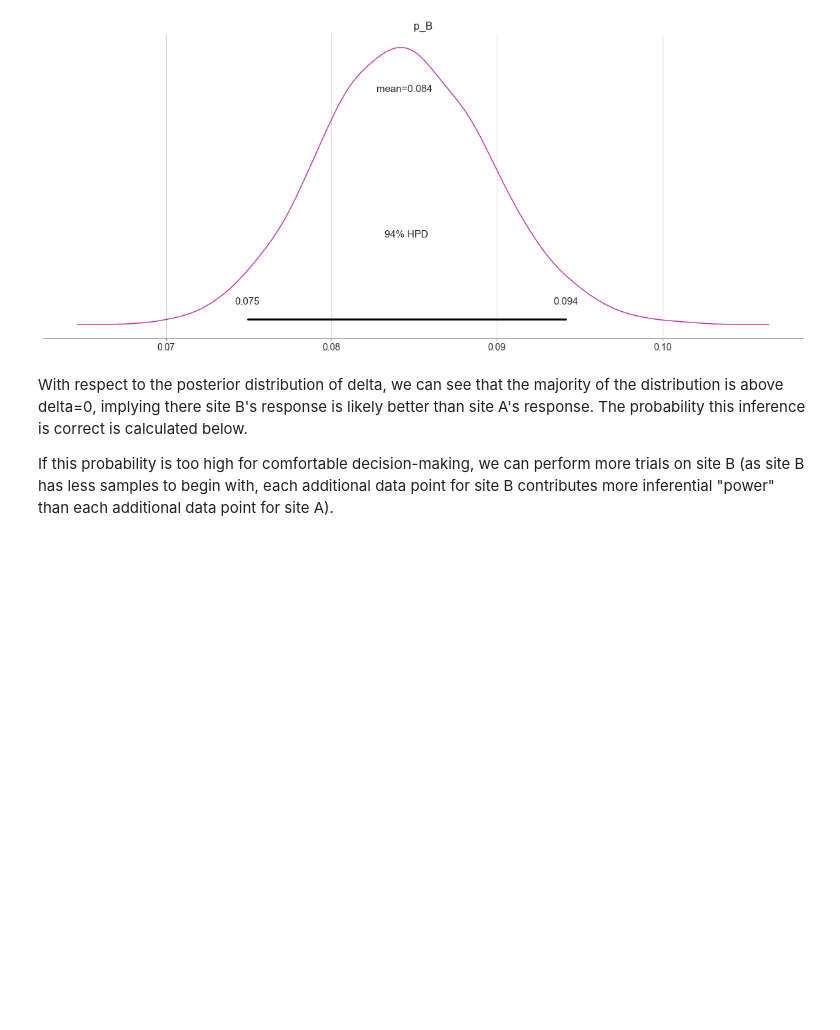
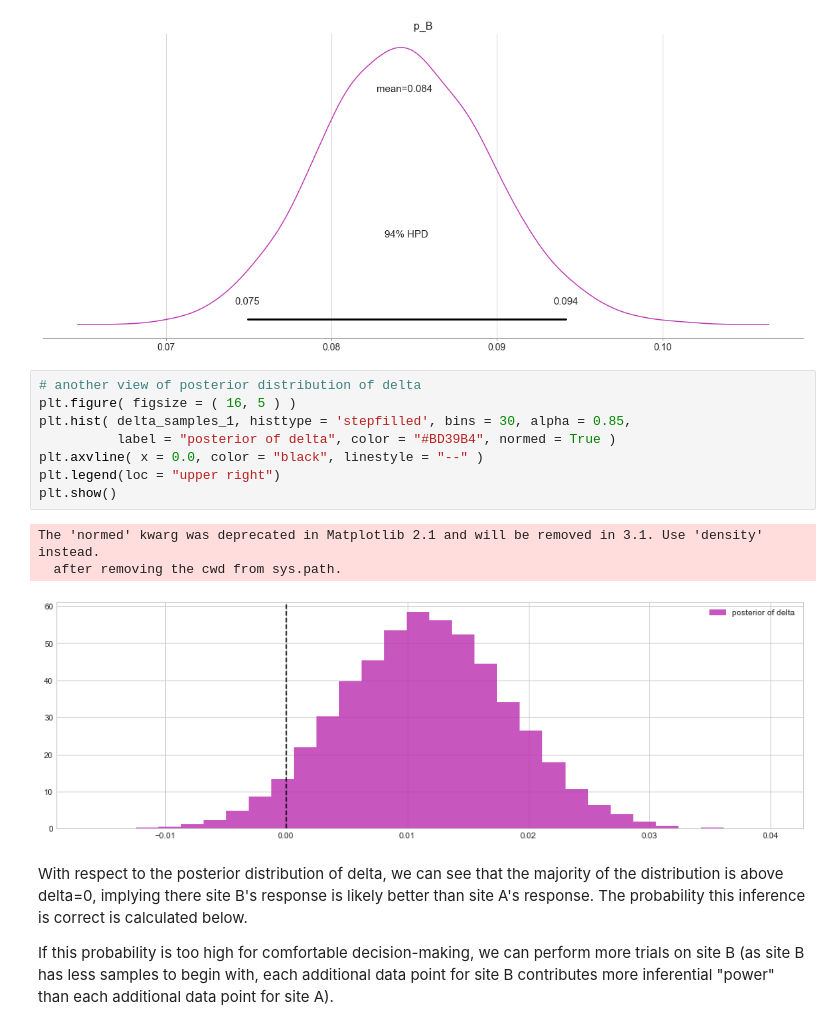
Before and after one commit to chaitanya539/A-B-Testing---Experiment-Design, a Jupyter notebook: Frequentist vs Bayesian A B testing.ipynb, the cells around one changed output. Drawn from its saved outputs; the diff is of its cells as text; blank space fills up the shorter version.

```diff
--- a/Frequentist vs Bayesian A B testing.ipynb
+++ b/Frequentist vs Bayesian A B testing.ipynb
@@ -751,6 +801,18 @@ array([<matplotlib.axes._subplots.AxesSubplot object at 0x...>],
 [figure]
 [figure]
 [figure]
+# %%
+# another view of posterior distribution of delta
+plt.figure( figsize = ( 16, 5 ) )
+plt.hist( delta_samples_1, histtype = 'stepfilled', bins = 30, alpha = 0.85,
+          label = "posterior of delta", color = "#BD39B4", normed = True )
+plt.axvline( x = 0.0, color = "black", linestyle = "--" )
+plt.legend(loc = "upper right")
+plt.show()
+# %% [output]
+The 'normed' kwarg was deprecated in Matplotlib 2.1 and will be removed in 3.1. Use 'density' instead.
+  after removing the cwd from sys.path.
+[figure, added]
 # %% [markdown]
 With respect to the posterior distribution of delta, we can see that the majority of the distribution is above delta=0, implying there site B's response is likely better than site A's response. The probability this inference is correct is calculated below.
 
```
Also changed, not shown: parts of 23 cells of this notebook.
